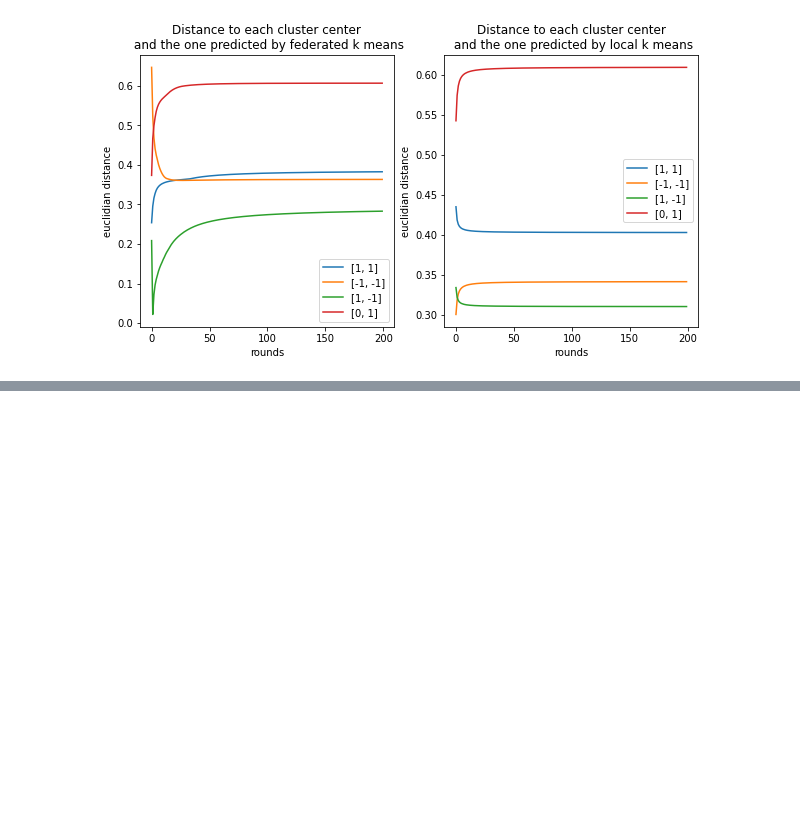
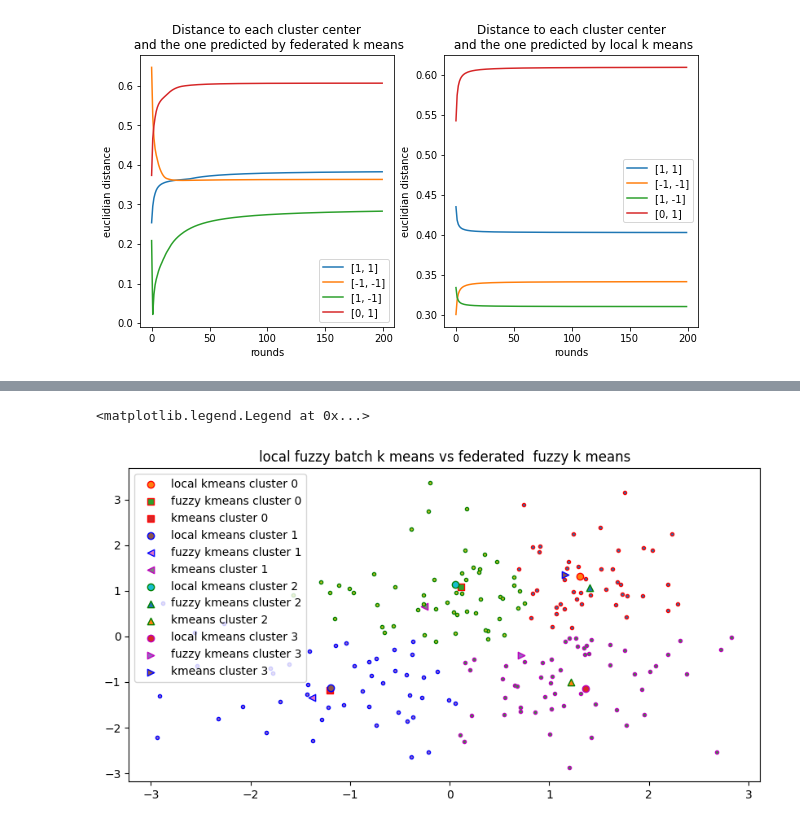
Before and after one commit to ybouilla/federated-k-means, a Jupyter notebook: fed_k_means/k-means poc.ipynb, the cells around one changed output, grey strips where cells are left out. Cells and saved outputs as stored; diff of their text form; code cells hidden in the pictures; blank space fills up the shorter version.

Commit message:
comparing k-means with fuzzy k means in a federated learning context

```diff
--- a/fed_k_means/k-means poc.ipynb
+++ b/fed_k_means/k-means poc.ipynb
@@ -523,0 +633,44 @@ plt.legend()
+# %%
+n_batch = int(np.ceil(X.shape[0] / batch_size))  # compute number of different batch+1 in one epoch
+fmbk_local = FuzzyKmeans(n_clusters, mbship)
+for r in range(n_rounds):
+    for epoch in range(n_epochs):
+        np.random.shuffle(X)
+        for i_batch in range(n_batch):
+
+            if i_batch == n_batch -1 :
+                #last batch size
+                fmbk_local.partial_fit(X[i_batch*batch_size:])
+            else:
+
+                fmbk_local.partial_fit(X[i_batch*batch_size:(i_batch+1)*batch_size])
+# %%
+plt.figure(figsize=(10,5))
+markers = ["s", "<", "^", ">"]
+# display locally trained fuzzy k means
+
+preds = fmbk_local.predict(X)
+colors = ['r', 'b', 'g', 'm',]
+for k, col in zip(range(n_clusters), colors):
+    my_members = preds == k
+    cluster_center = fmbk_local._centroids[k]
+    plt.scatter(X[my_members, 0], X[my_members, 1],
+            edgecolor=col, marker='.')
+    plt.scatter(cluster_center[0], cluster_center[1], marker='o', edgecolor=col,
+             label="local kmeans cluster " + str(k))
+
+    #for i, n in enumerate(nodes.keys()):
+    n = nodes_id[0]
+    plt.scatter(fuzzy_nodes[n]['model']._centroids[k,0],
+            fuzzy_nodes[n]['model']._centroids[k,1],
+             marker=markers[k],  label="fuzzy kmeans cluster " + str(k) , edgecolor=col, )
+    plt.scatter(nodes[n]['model'].cluster_centers_[k,0],
+            nodes[n]['model'].cluster_centers_[k,1],
+             marker=markers[k],  label="kmeans cluster " + str(k) , edgecolor=colors[-k])
+
+
+    plt.title("local fuzzy batch k means vs federated  fuzzy k means")
+plt.legend()
+# %% [output]
+<matplotlib.legend.Legend at 0x...>
+[figure, added]
```
Also changed, not shown: parts of 8 cells of this notebook, 3 other files.
